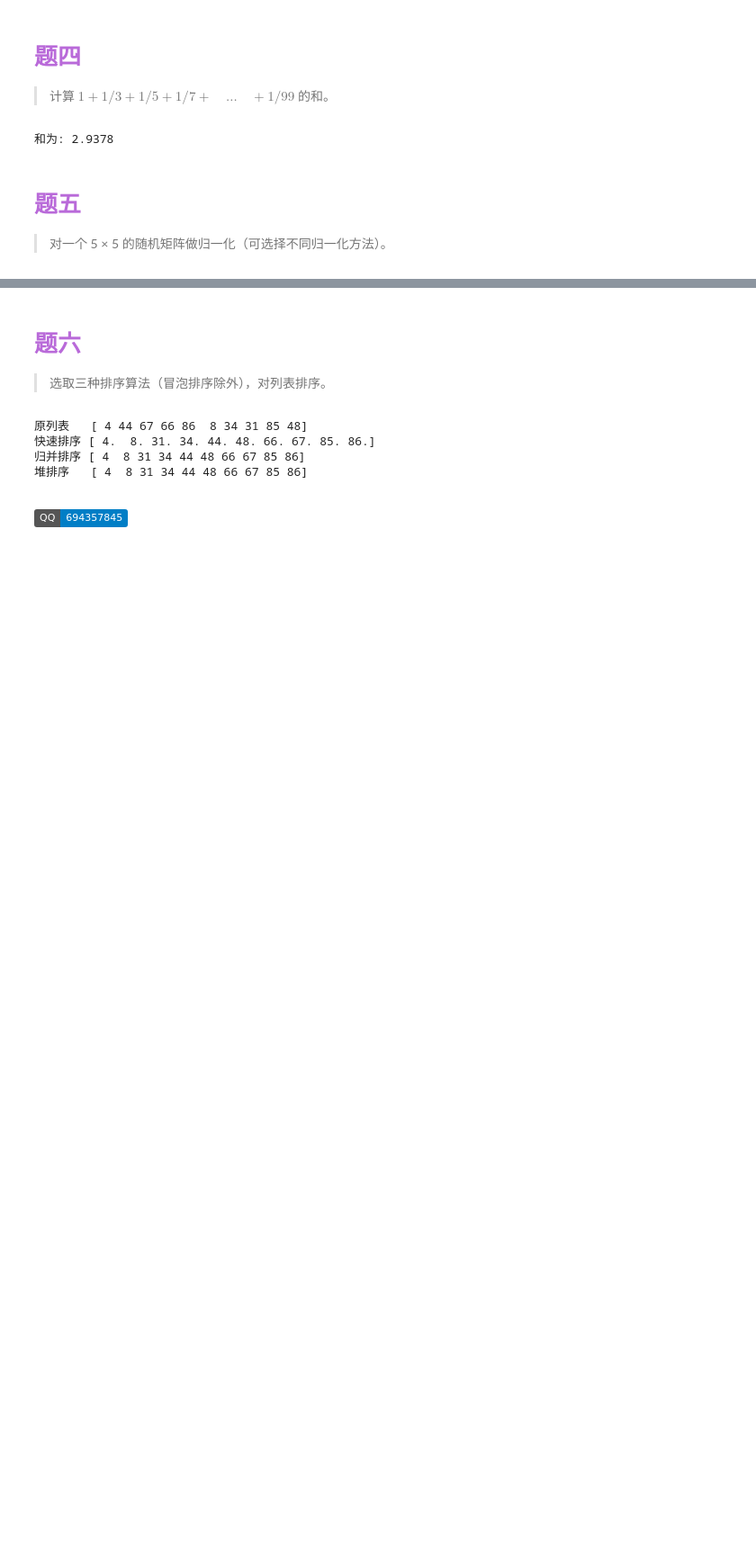
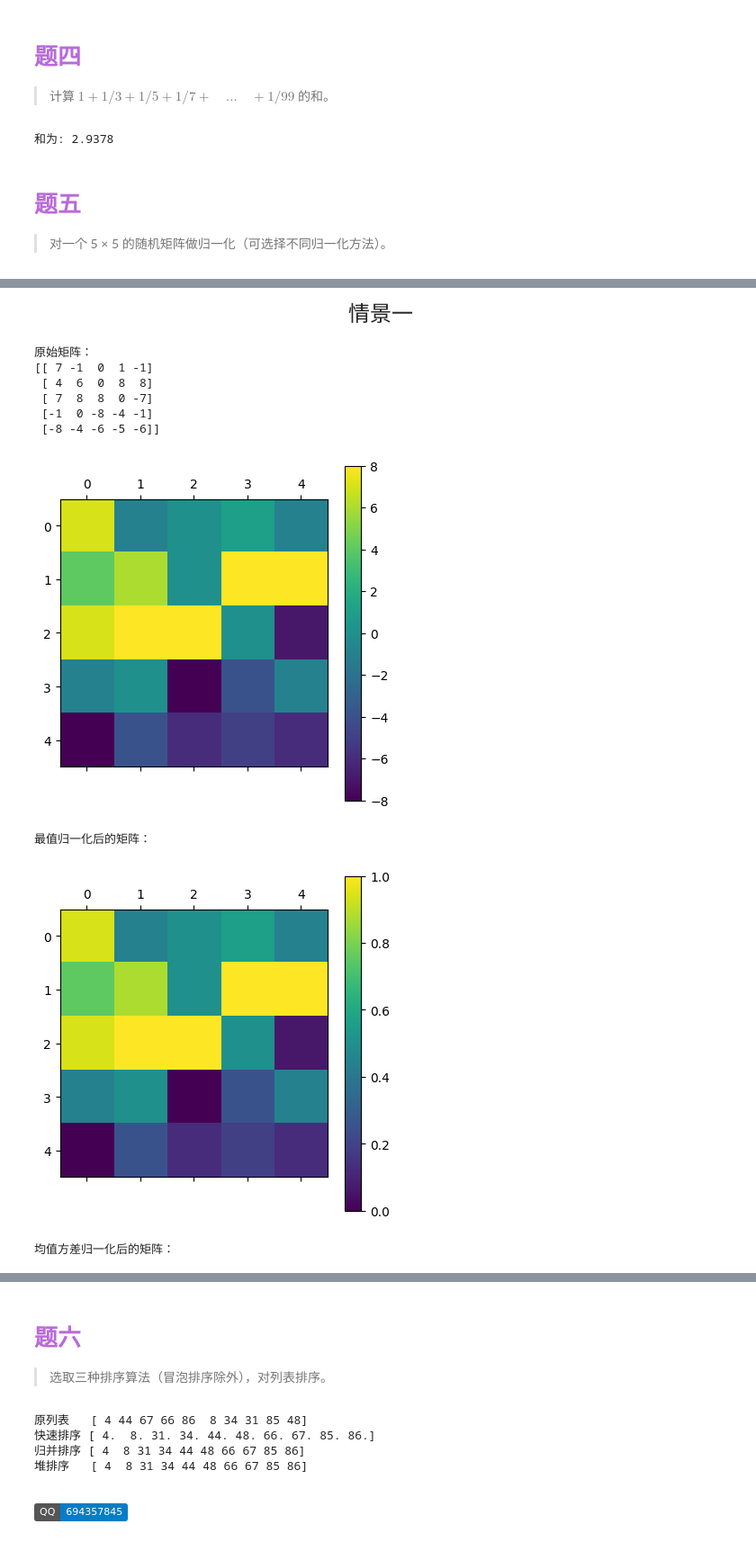
Before and after one commit to Soltus/learn-python-BI, a Jupyter notebook: lesson1/大数据技术课内实验/实验二-NumPy练习.ipynb, the cells around one changed output, grey strips where cells are left out. Shown: that part at 90% size. Cells and saved outputs as stored; diff of their text form; code cells hidden in the pictures; badges without logos; blank space fills up the shorter version.

```diff
--- a/lesson1/大数据技术课内实验/实验二-NumPy练习.ipynb
+++ b/lesson1/大数据技术课内实验/实验二-NumPy练习.ipynb
@@ -202,0 +237,55 @@ print(f"和为: {t4_sum:.4f}")
+# %%
+import numpy as np
+import matplotlib.pyplot as plt
+
+
+# 最值归一化
+def min_max_scaling(X):
+    '''
+    最值归一化是一种简单的归一化方法，它将数值缩放到指定的范围内，通常是 [0, 1] 或 [-1, 1]。
+    适用在数值比较集中的情况，缺陷：如果max和min不稳定，很容易使得归一化结果不稳定，使得后续使用效果也不稳定。
+    '''
+    X_norm = (X - np.min(X)) / (np.max(X) - np.min(X))
+    return X_norm
+
+# 均值方差归一化
+def standardization(X):
+    '''Z-Score标准化(均值方差归一化)：将原始数据映射到均值为0、标准差为1的分布上'''
+    X_norm = (X - np.mean(X)) / np.std(X)
+    return X_norm
+# %% [markdown]
+<p style="text-align: center;"><span style="font-size: 18pt;">情景一</span></p>
+# %%
+# 5 × 5 的随机矩阵
+X = np.random.randint(-9, 9, (5,5))
+Y = min_max_scaling(X) # 最值归一化
+Z = standardization(X) # 均值方差归一化
+# 打印原始矩阵和归一化后的矩阵
+print("\n\n原始矩阵：")
+print(X)
+plt.matshow(X)
+plt.colorbar(shrink=1) # colorbar大小
+plt.show()
+
+print("\n\n最值归一化后的矩阵：")
+plt.matshow(Y)
+plt.colorbar(shrink=1) # colorbar大小
+plt.show()
+
+print("\n\n均值方差归一化后的矩阵：")
+plt.matshow(Z)
+plt.colorbar(shrink=1) # colorbar大小
+plt.show()
+
+print("\n\n")
+# %% [output]
+原始矩阵：
+[[ 7 -1  0  1 -1]
+ [ 4  6  0  8  8]
+ [ 7  8  8  0 -7]
+ [-1  0 -8 -4 -1]
+ [-8 -4 -6 -5 -6]]
+[figure, added]
+最值归一化后的矩阵：
+[figure, added]
+均值方差归一化后的矩阵：
```
Also changed, not shown: parts of 12 cells of this notebook.
